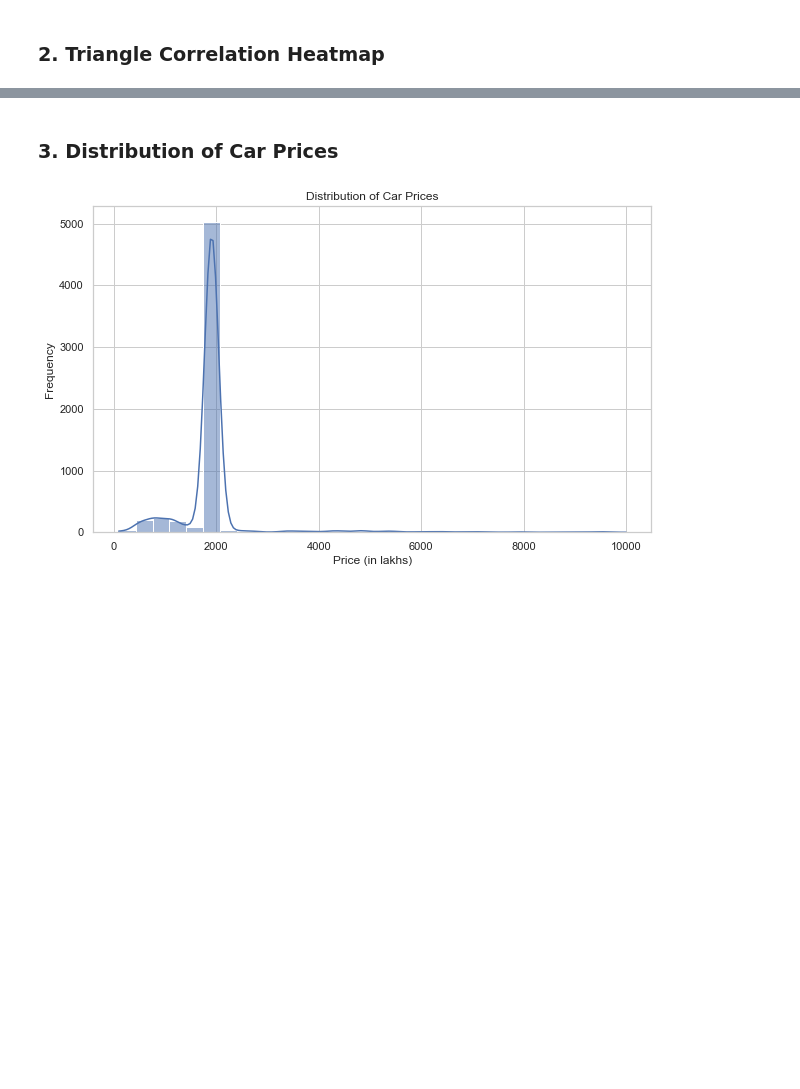
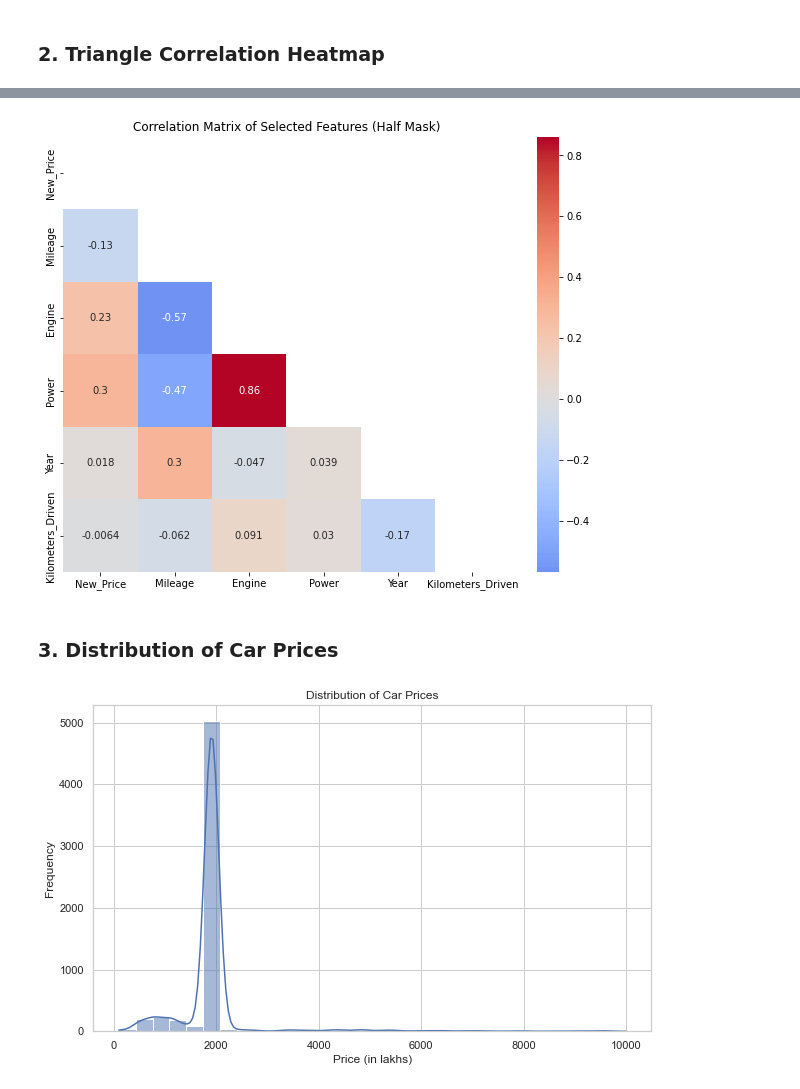
Before and after one commit to OnlyAnas/SDAIA-T5-Data-Science-and-AI-Bootcamp, a Jupyter notebook: Week2/2 - Foundations of Machine Learning/2- Feature Engineering/LAB/Used_cars.ipynb, the cells around one changed output, grey strips where cells are left out. Cells and saved outputs as stored; diff of their text form; code cells hidden in the pictures; blank space fills up the shorter version.

```diff
--- a/Week2/2 - Foundations of Machine Learning/2- Feature Engineering/LAB/Used_cars.ipynb
+++ b/Week2/2 - Foundations of Machine Learning/2- Feature Engineering/LAB/Used_cars.ipynb
@@ -648,6 +736,25 @@ heatmap.set_title('Triangle Correlation Heatmap', fontdict={'fontsize':18}, pad=
 
 <br/>
 <b><span style="color: red;">Please go to this <a href = "https://medium.com/@szabo.bibor/how-to-create-a-seaborn-correlation-heatmap-in-python-834c0686b88e">page</a> and read more!</span></b>
+# %%
+# Plot the correlation matrix with a half mask
+plt.figure(figsize=(10, 8))
+
+# Generate a mask for the upper triangle
+mask = np.triu(np.ones_like(selected_corr_matrix, dtype=bool))
+
+# Plot the heatmap with the mask
+sns.heatmap(selected_corr_matrix, annot=True, cmap='coolwarm', center=0, mask=mask)
+plt.title('Correlation Matrix of Selected Features (Half Mask)')
+plt.show()
+
+# define the mask to set the values in the upper triangle to True
+mask = np.triu(np.ones_like(df.corr(), dtype=np.bool))
+
+heatmap = sns.heatmap(df.corr(), mask=mask, vmin=-1, vmax=1, annot=True, cmap='BrBG')
+heatmap.set_title('Triangle Correlation Heatmap', fontdict={'fontsize':18}, pad=16)
+# %% [output]
+[figure, added]
 # %% [markdown]
 ### 3. Distribution of Car Prices
 # %%
```
Also changed, not shown: parts of 15 cells of this notebook, 2 other files.
